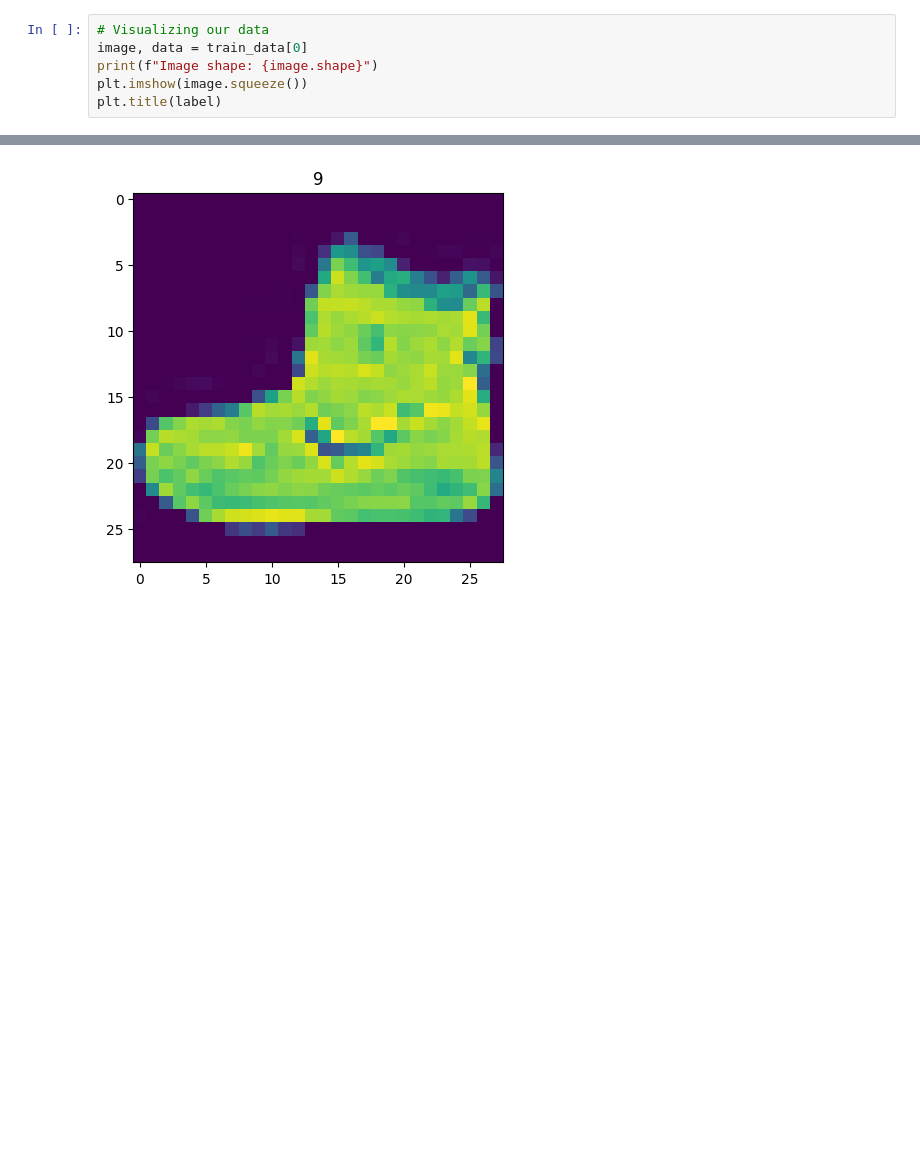
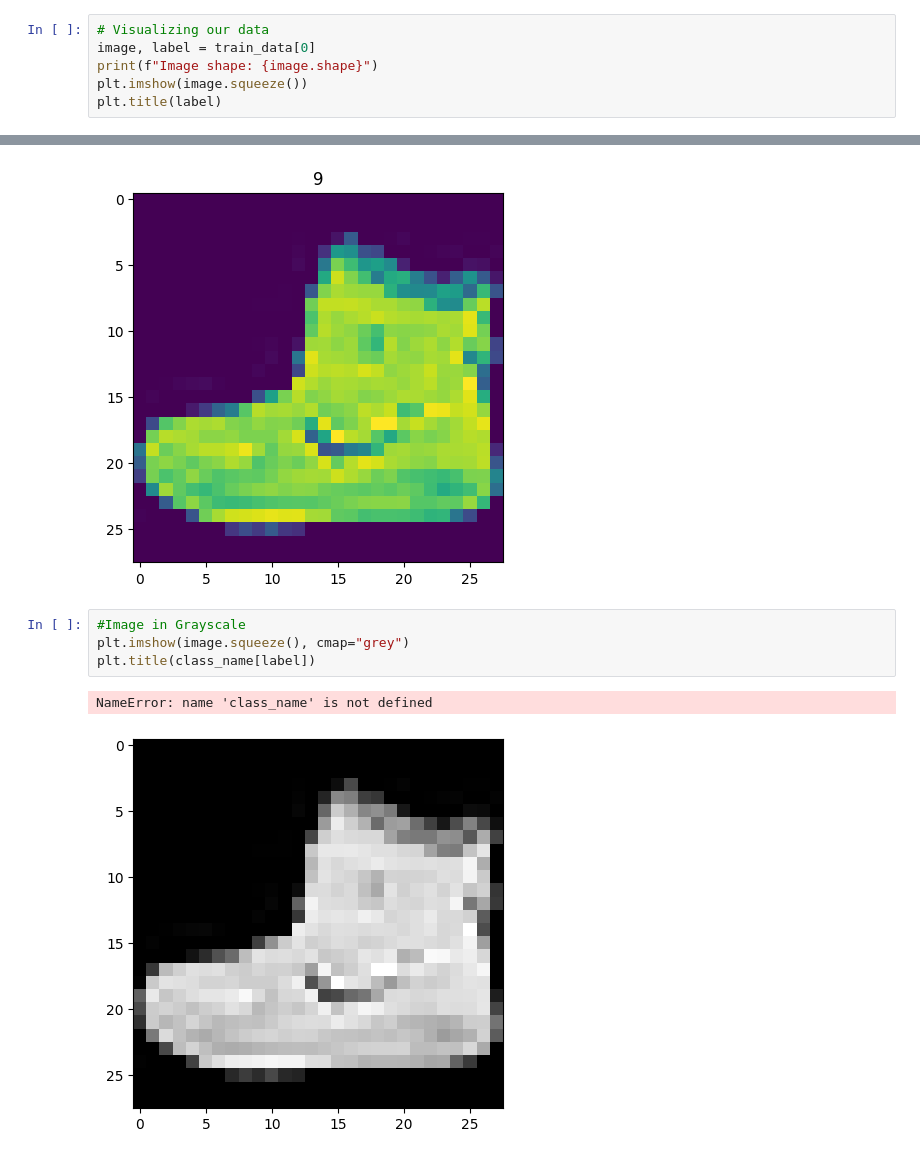
Before and after one commit to RabinPhuyal/Deep-Learning-with-Pytorch, a Jupyter notebook: PyTorch_Computer__Vision.ipynb, the cells around one changed output, grey strips where cells are left out. Drawn from its saved outputs; the diff is of its cells as text; blank space fills up the shorter version.

Commit message:
Plotted more Visualization

```diff
--- a/PyTorch_Computer__Vision.ipynb
+++ b/PyTorch_Computer__Vision.ipynb
@@ -102,7 +102,7 @@ class_names
  'Ankle boot']
 # %%
 # Visualizing our data
-image, data = train_data[0]
+image, label = train_data[0]
 print(f"Image shape: {image.shape}")
 plt.imshow(image.squeeze())
 plt.title(label)
@@ -110,3 +110,10 @@ plt.title(label)
 Image shape: torch.Size([1, 28, 28])
 Text(0.5, 1.0, '9')
 [figure]
+# %%
+#Image in Grayscale
+plt.imshow(image.squeeze(), cmap="grey")
+plt.title(class_name[label])
+# %% [output]
+NameError: name 'class_name' is not defined
+[figure, added]
```
Also changed, not shown: parts of 1 cell of this notebook.
